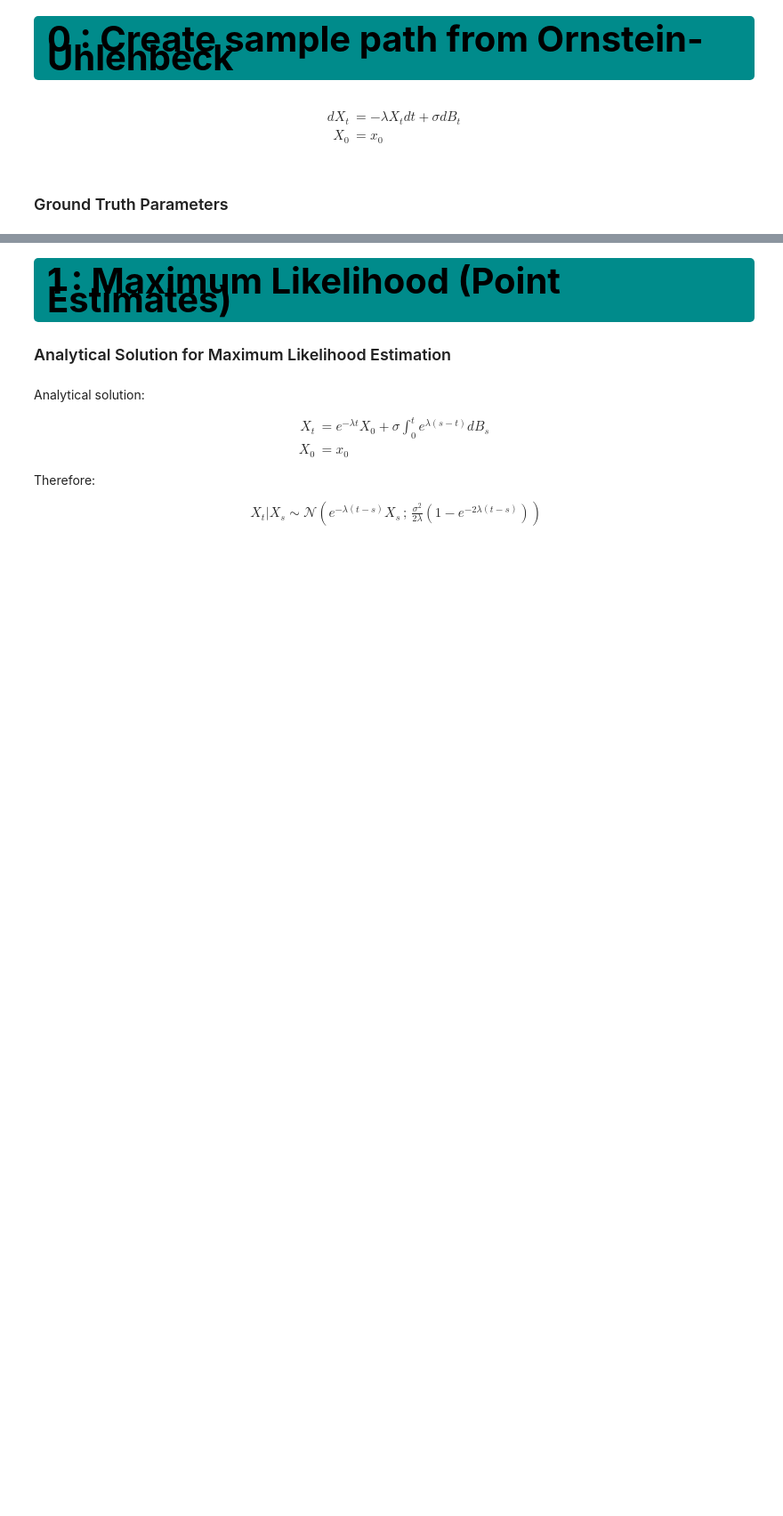
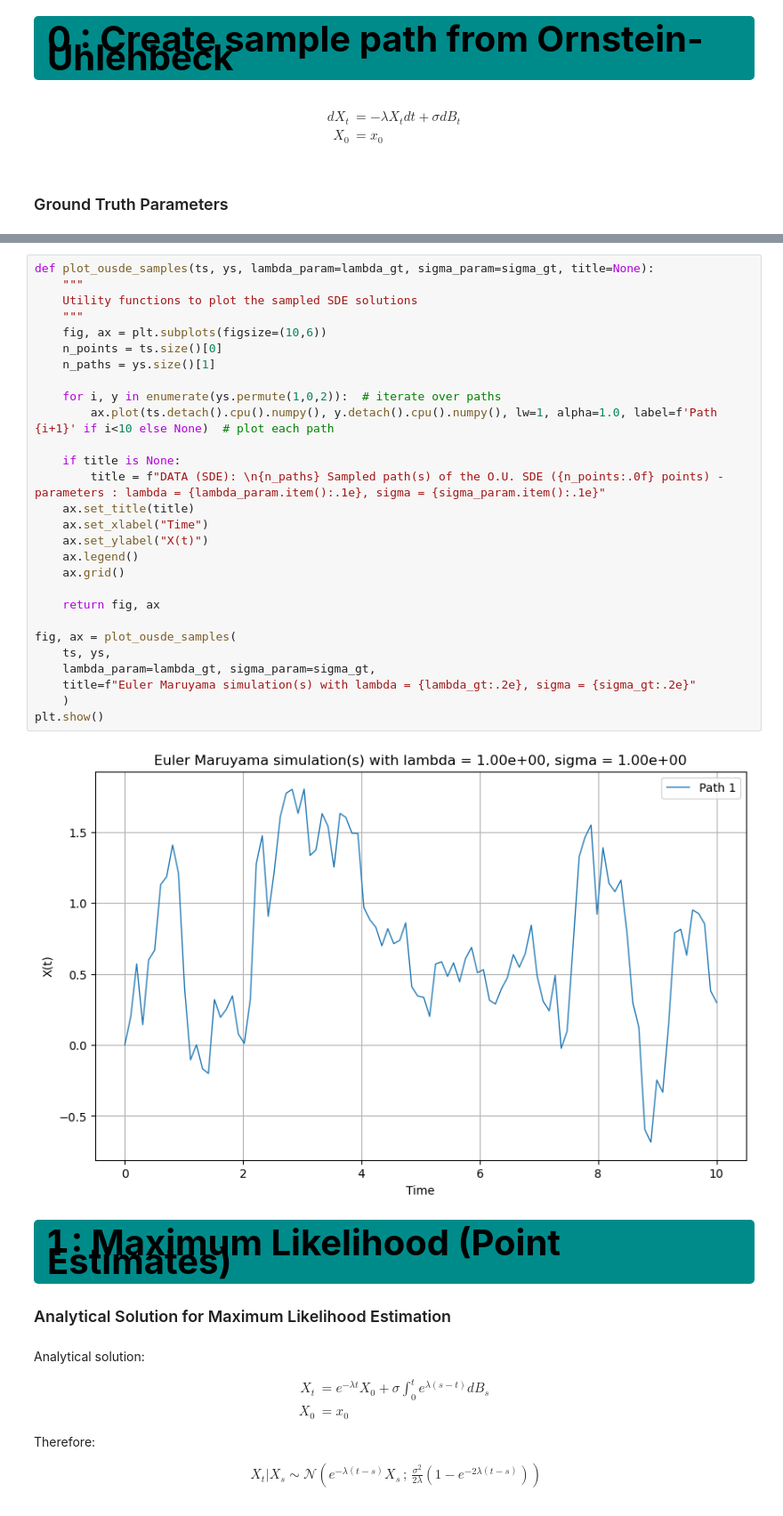
Before and after one commit to BenjaminDeporte/Stochastic_modeling, a Jupyter notebook: TOY_Pyro_Learning_OU.ipynb, the cells around one changed output, grey strips where cells are left out. Shown at 89% size. Drawn from its saved outputs; the diff is of its cells as text; blank space fills up the shorter version.

```diff
--- a/TOY_Pyro_Learning_OU.ipynb
+++ b/TOY_Pyro_Learning_OU.ipynb
@@ -187,3 +108,33 @@ plt.show()
+# %%
+def plot_ousde_samples(ts, ys, lambda_param=lambda_gt, sigma_param=sigma_gt, title=None):
+    """
+    Utility functions to plot the sampled SDE solutions
+    """
+    fig, ax = plt.subplots(figsize=(10,6))
+    n_points = ts.size()[0]
+    n_paths = ys.size()[1]
+
+    for i, y in enumerate(ys.permute(1,0,2)):  # iterate over paths
+        ax.plot(ts.detach().cpu().numpy(), y.detach().cpu().numpy(), lw=1, alpha=1.0, label=f'Path {i+1}' if i<10 else None)  # plot each path
+
+    if title is None:
+        title = f"DATA (SDE): \n{n_paths} Sampled path(s) of the O.U. SDE ({n_points:.0f} points) - parameters : lambda = {lambda_param.item():.1e}, sigma = {sigma_param.item():.1e}"
+    ax.set_title(title)
+    ax.set_xlabel("Time")
+    ax.set_ylabel("X(t)")
+    ax.legend()
+    ax.grid()
+
+    return fig, ax
+
+fig, ax = plot_ousde_samples(
+    ts, ys,
+    lambda_param=lambda_gt, sigma_param=sigma_gt,
+    title=f"Euler Maruyama simulation(s) with lambda = {lambda_gt:.2e}, sigma = {sigma_gt:.2e}"
+    )
+plt.show()
+# %% [output]
+[figure, added]
 # %% [markdown]
 <div style="background-color: #008B8B; padding: 15px; border-radius: 5px; font-size: 40px; color: black; font-weight: bold;">
 1 : Maximum Likelihood (Point Estimates)
```
Also changed, not shown: parts of 11 cells of this notebook.
